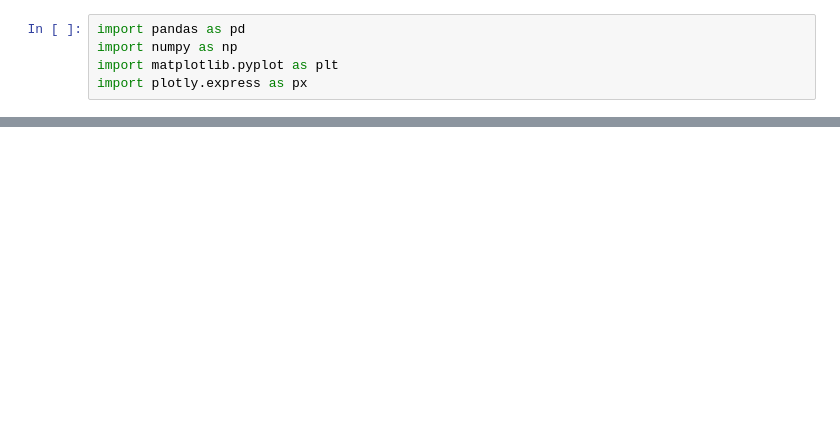
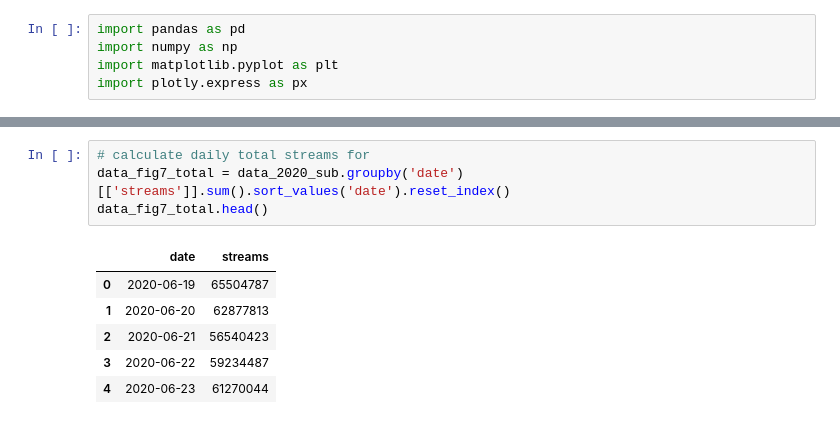
Before and after one commit to dynacao/streaming_spotify, a Jupyter notebook: analysis_spotify_YC.ipynb, the cells around one changed output, grey strips where cells are left out. Saved outputs shown, nothing was run; the diff lists cells and outputs as text; blank space fills up the shorter version.

```diff
--- a/analysis_spotify_YC.ipynb
+++ b/analysis_spotify_YC.ipynb
@@ -231,0 +116,11 @@ data_fig1.head()
+# %%
+# calculate daily total streams for
+data_fig7_total = data_2020_sub.groupby('date')[['streams']].sum().sort_values('date').reset_index()
+data_fig7_total.head()
+# %% [output]
+|  | date | streams |
+| 0 | 2020-06-19 | 65504787 |
+| 1 | 2020-06-20 | 62877813 |
+| 2 | 2020-06-21 | 56540423 |
+| 3 | 2020-06-22 | 59234487 |
+| 4 | 2020-06-23 | 61270044 |
```
Also changed, not shown: parts of 58 cells of this notebook, 3 other files.
